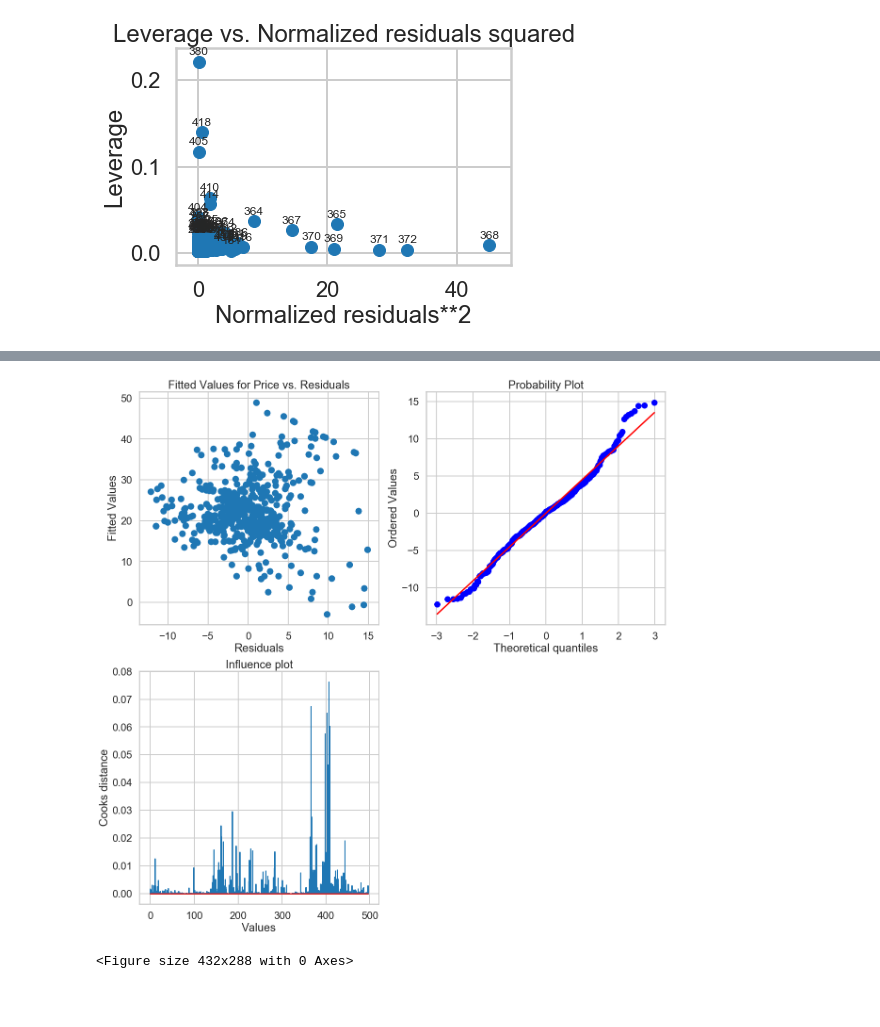
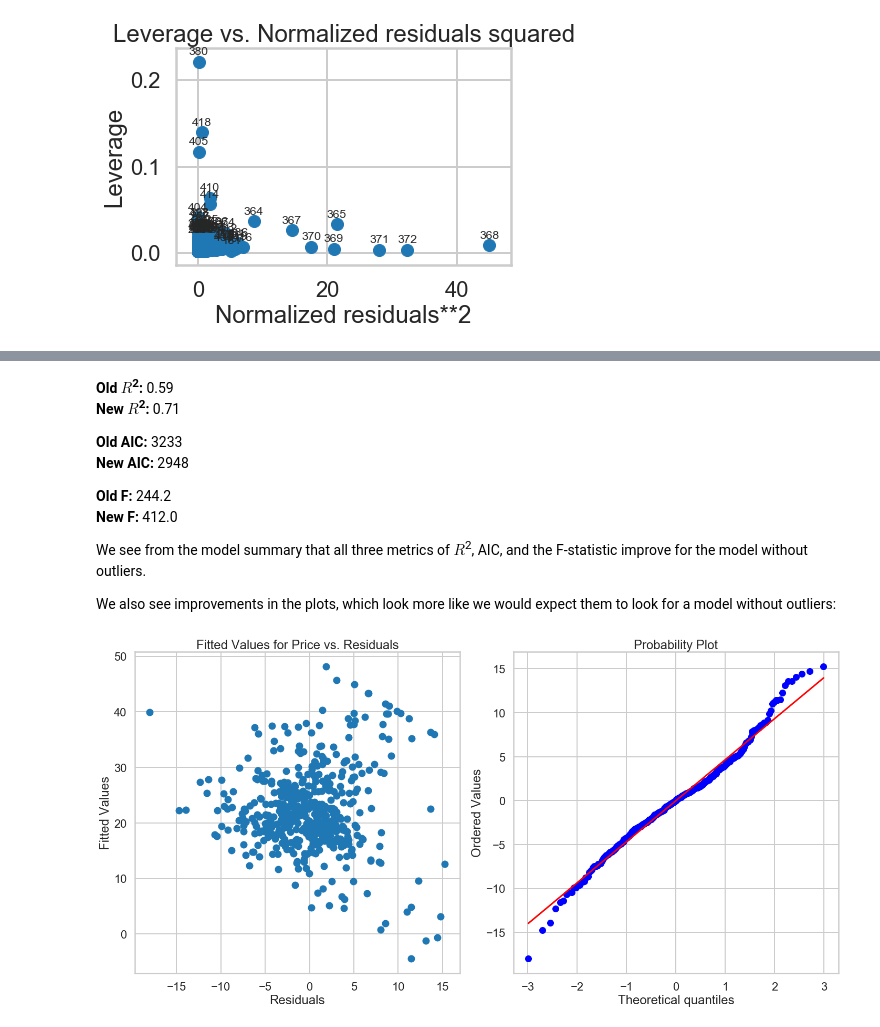
Before and after one commit to clairemiles/Mini-Projects, a Jupyter notebook: linear_regression/Linear_Regression.ipynb, the cells around one changed output, grey strips where cells are left out. Cells and saved outputs as stored; diff of their text form; code cells hidden in the pictures; blank space fills up the shorter version.

```diff
--- a/linear_regression/Linear_Regression.ipynb
+++ b/linear_regression/Linear_Regression.ipynb
@@ -973,11 +991,0 @@ Another way I'll identify outliers if by looking at highly **influential** point
-# %%
-# high influence points
-influence = m.get_influence()
-(c, p) = influence.cooks_distance
-bos['cooks'] = c # add as attribute in dataframe
-
-plt.stem(np.arange(len(c)), c, markerfmt=",")
-plt.title("Influence plot")
-plt.xlabel("Values")
-plt.ylabel("Cooks distance")
-plt.show()
@@ -987,0 +1009,6 @@ This model also has several high influence points. Using the Cook's distance met
+# %%
+# high leverage points
+high_lev = np.where(m.get_influence().hat_matrix_diag > 0.1)
+
+# high influence points
+high_inf = np.where(m.get_influence().resid_studentized_external > 3.9)
@@ -988,8 +1017,6 @@ This model also has several high influence points. Using the Cook's distance met
 # %%
 # Model with oultliers removed
-no_outliers = (bos.residual < 20) & (bos.residual > -13) & (bos.cooks < 0.04)
-bos = bos[no_outliers]
+outliers = list(high_lev[0]) + list(high_inf[0])
+bos = bos.drop(outliers)
 m = ols('PRICE ~ CRIM + RM + PTRATIO', data=bos).fit()
-predicted = m.fittedvalues
-actual = bos['PRICE']
-bos.residual = actual - predicted
+print(m.summary())
@@ -995,0 +1041,13 @@ bos.residual = actual - predicted
+# %% [markdown]
+**Old $R$<sup>2</sup>:** 0.59
+**New $R$<sup>2</sup>:** 0.71
+
+**Old AIC:** 3233
+**New AIC:** 2948
+
+**Old F:** 244.2
+**New F:** 412.0
+
+We see from the model summary that all three metrics of $R$<sup>2</sup>, AIC, and the F-statistic improve for the model without outliers.
+
+We also see improvements in the plots, which look more like we would expect them to look for a model without outliers:
@@ -996,26 +1058,16 @@ bos.residual = actual - predicted
 # %%
-plt.figure(figsize=(20,20))
+plt.figure(figsize=(20,10))
 
-plt.subplot(2,2,1)
+plt.subplot(1,2,1)
 plt.scatter(bos.residual, predicted)
 plt.xlabel("Residuals")
 plt.ylabel("Fitted Values")
 plt.title("Fitted Values for Price vs. Residuals")
 
-plt.subplot(2,2,2)
+plt.subplot(1,2,2)
 stats.probplot(bos.residual, dist="norm", plot=plt)
-
-plt.subplot(2,2,3)
-influence = m.get_influence()
-(c, p) = influence.cooks_distance
-plt.stem(np.arange(len(c)), c, markerfmt=",")
-plt.title("Influence plot")
-plt.xlabel("Values")
-plt.ylabel("Cooks distance")
-plt.show()
 
 plt.tight_layout()
 plt.show()
 # %% [output]
-[figure, old version]
+[figure, new version]
-<Figure size 432x288 with 0 Axes>
```
Also changed, not shown: parts of 19 cells of this notebook.
